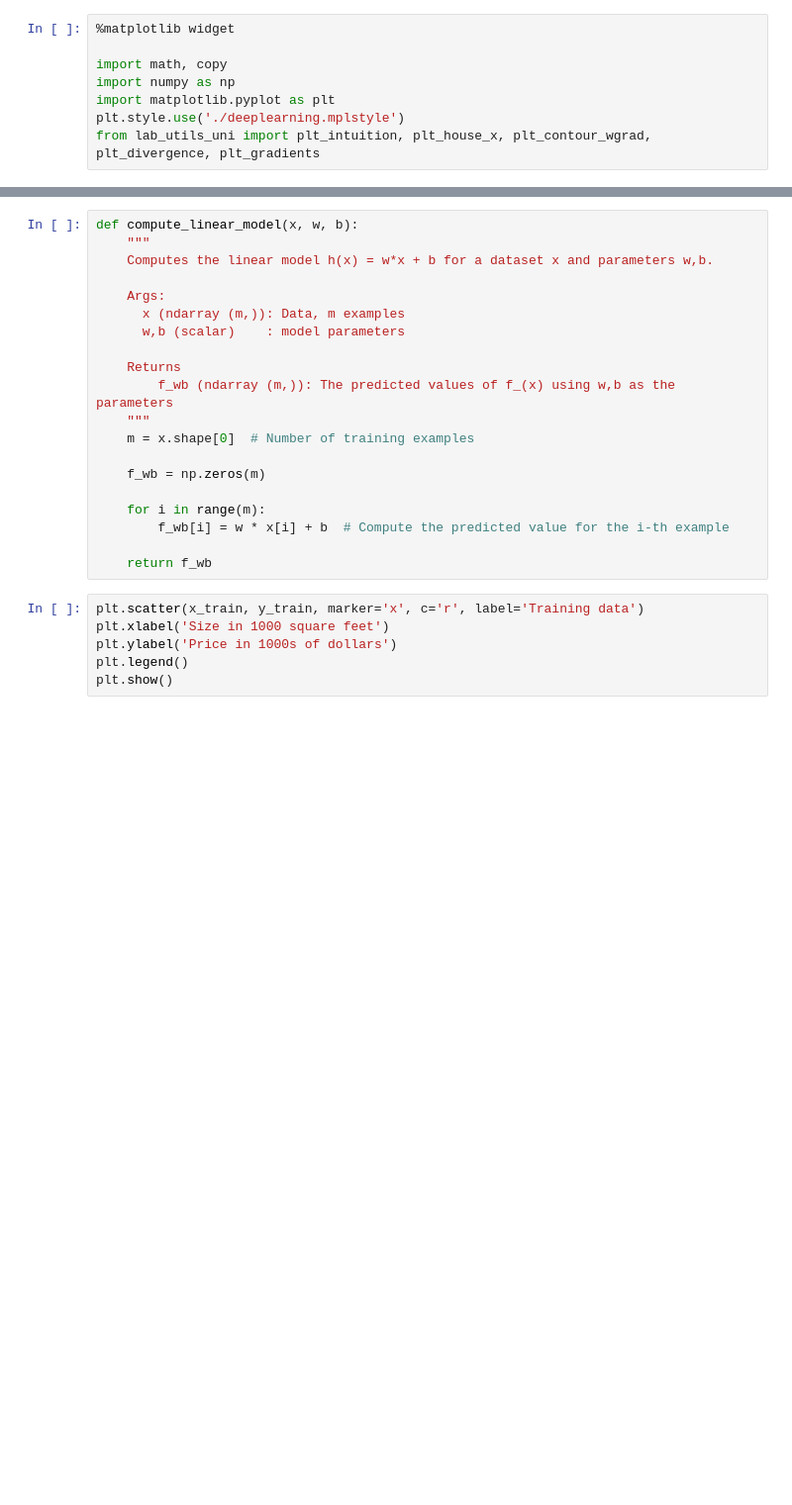
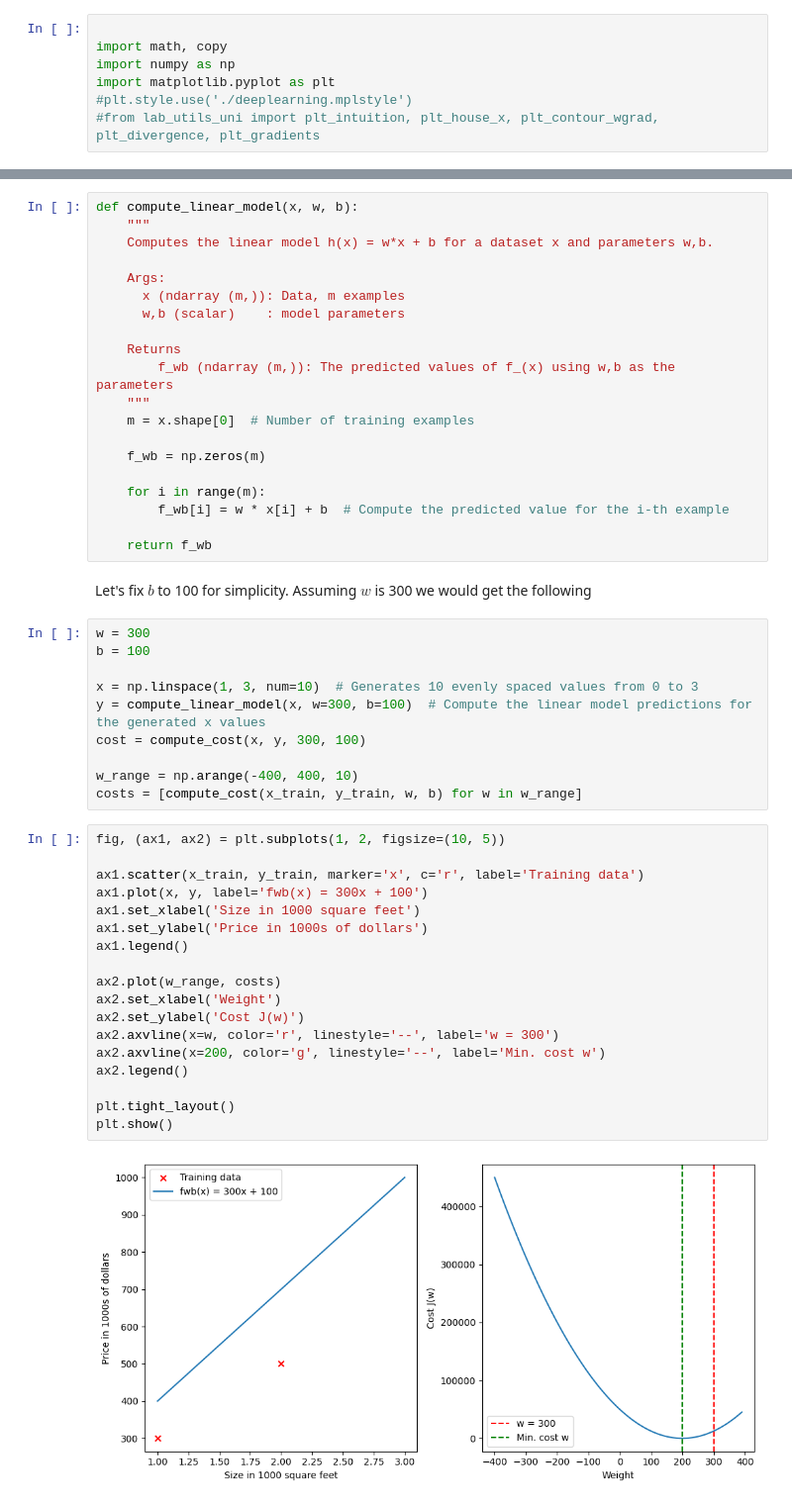
Before and after one commit to towenc/ml_notes, a Jupyter notebook: cost_function.ipynb, the cells around one changed output, grey strips where cells are left out. Shown at 99% size. Cells and saved outputs as stored; diff of their text form; blank space fills up the shorter version.

Commit message:
finished cost_function

```diff
--- a/cost_function.ipynb
+++ b/cost_function.ipynb
@@ -1,11 +1,10 @@
 # %%
-%matplotlib widget
 
 import math, copy
 import numpy as np
 import matplotlib.pyplot as plt
-plt.style.use('./deeplearning.mplstyle')
-from lab_utils_uni import plt_intuition, plt_house_x, plt_contour_wgrad, plt_divergence, plt_gradients
+#plt.style.use('./deeplearning.mplstyle')
+#from lab_utils_uni import plt_intuition, plt_house_x, plt_contour_wgrad, plt_divergence, plt_gradients
 # %% [markdown]
 ## Cost Function
 # %% [markdown]
@@ -83,9 +82,36 @@ def compute_linear_model(x, w, b):
         f_wb[i] = w * x[i] + b  # Compute the predicted value for the i-th example
 
     return f_wb
+# %% [markdown]
+Let's fix $b$ to 100 for simplicity.
+Assuming $w$ is 300 we would get the following
+# %%
+w = 300
+b = 100
+
+x = np.linspace(1, 3, num=10)  # Generates 10 evenly spaced values from 0 to 3
+y = compute_linear_model(x, w=300, b=100)  # Compute the linear model predictions for the generated x values
+cost = compute_cost(x, y, 300, 100)
+
+w_range = np.arange(-400, 400, 10)
+costs = [compute_cost(x_train, y_train, w, b) for w in w_range]
 # %%
-plt.scatter(x_train, y_train, marker='x', c='r', label='Training data')
-plt.xlabel('Size in 1000 square feet')
-plt.ylabel('Price in 1000s of dollars')
-plt.legend()
+fig, (ax1, ax2) = plt.subplots(1, 2, figsize=(10, 5))
+
+ax1.scatter(x_train, y_train, marker='x', c='r', label='Training data')
+ax1.plot(x, y, label='fwb(x) = 300x + 100')
+ax1.set_xlabel('Size in 1000 square feet')
+ax1.set_ylabel('Price in 1000s of dollars')
+ax1.legend()
+
+ax2.plot(w_range, costs)
+ax2.set_xlabel('Weight')
+ax2.set_ylabel('Cost J(w)')
+ax2.axvline(x=w, color='r', linestyle='--', label='w = 300')
+ax2.axvline(x=200, color='g', linestyle='--', label='Min. cost w')
+ax2.legend()
+
+plt.tight_layout()
 plt.show()
+# %% [output]
+[figure, added]
```
Also changed, not shown: parts of 7 cells of this notebook.
